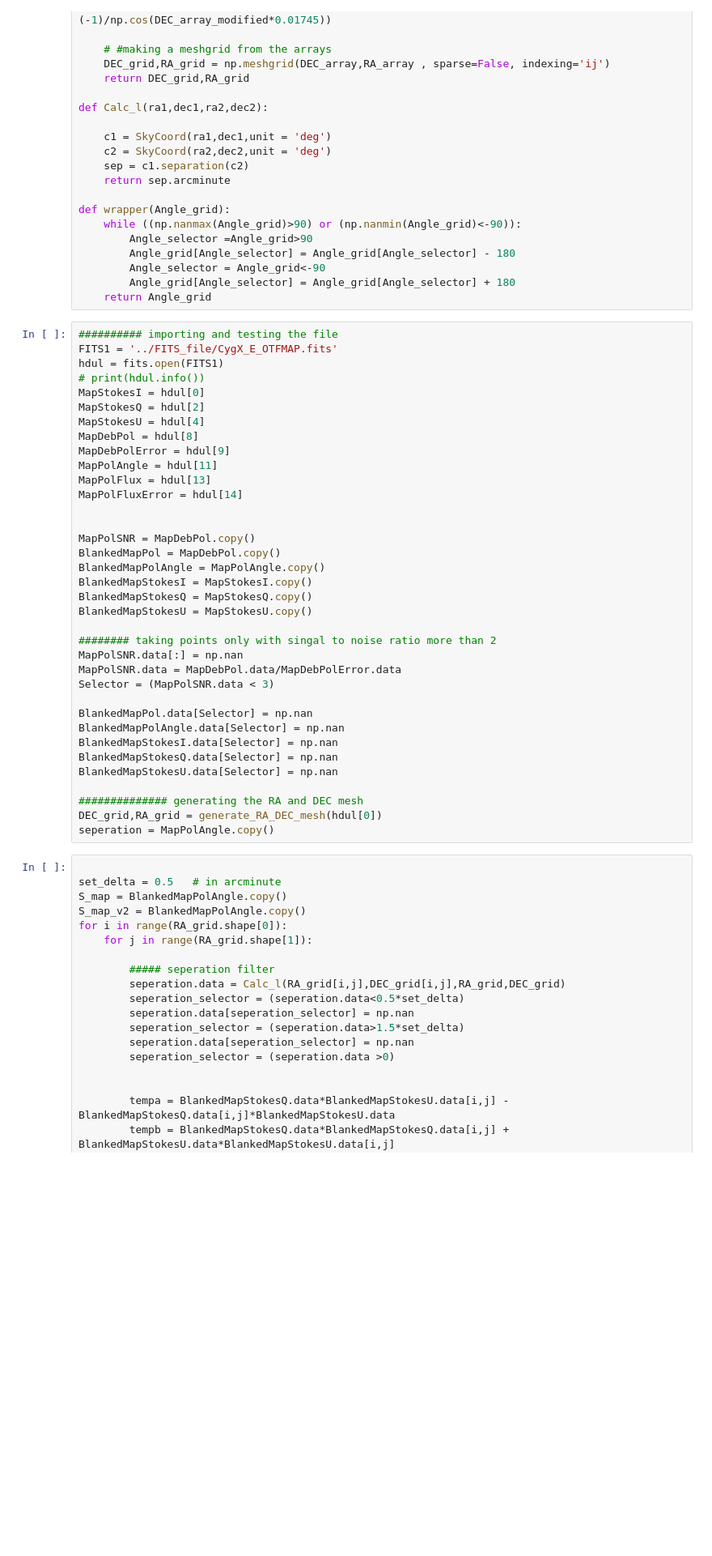
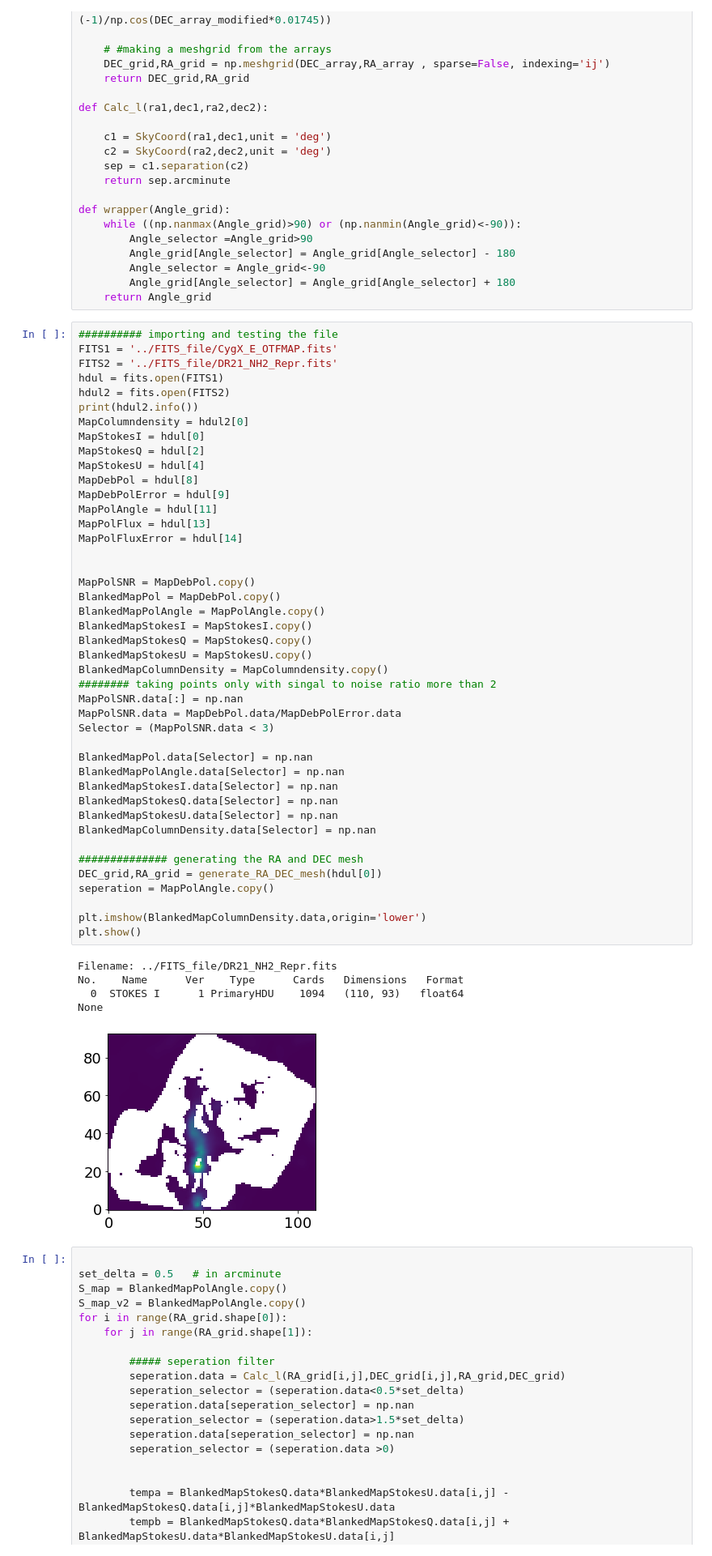
Before and after one commit to Siddharth3-14/Internship-MIT, a Jupyter notebook: dr21_analysis.ipynb, the cells around one changed output. Shown at 81% size. Saved outputs shown, nothing was run; the diff lists cells and outputs as text; blank space fills up the shorter version.

```diff
--- a/dr21_analysis.ipynb
+++ b/dr21_analysis.ipynb
@@ -60,39 +60,52 @@ def wrapper(Angle_grid):
 # %%
 ########## importing and testing the file
 FITS1 = '../FITS_file/CygX_E_OTFMAP.fits'
+FITS2 = '../FITS_file/DR21_NH2_Repr.fits'
 hdul = fits.open(FITS1)
-# print(hdul.info())
+hdul2 = fits.open(FITS2)
+print(hdul2.info())
+MapColumndensity = hdul2[0]
 MapStokesI = hdul[0]
 MapStokesQ = hdul[2]
 MapStokesU = hdul[4]
 MapDebPol = hdul[8]
 MapDebPolError = hdul[9]
 MapPolAngle = hdul[11]
 MapPolFlux = hdul[13]
 MapPolFluxError = hdul[14]
 
 
 MapPolSNR = MapDebPol.copy()
 BlankedMapPol = MapDebPol.copy()
 BlankedMapPolAngle = MapPolAngle.copy()
 BlankedMapStokesI = MapStokesI.copy()
 BlankedMapStokesQ = MapStokesQ.copy()
 BlankedMapStokesU = MapStokesU.copy()
-
+BlankedMapColumnDensity = MapColumndensity.copy()
 ######## taking points only with singal to noise ratio more than 2
 MapPolSNR.data[:] = np.nan
 MapPolSNR.data = MapDebPol.data/MapDebPolError.data
 Selector = (MapPolSNR.data < 3)
 
 BlankedMapPol.data[Selector] = np.nan
 BlankedMapPolAngle.data[Selector] = np.nan
 BlankedMapStokesI.data[Selector] = np.nan
 BlankedMapStokesQ.data[Selector] = np.nan
 BlankedMapStokesU.data[Selector] = np.nan
+BlankedMapColumnDensity.data[Selector] = np.nan
 
 ############## generating the RA and DEC mesh
 DEC_grid,RA_grid = generate_RA_DEC_mesh(hdul[0])
 seperation = MapPolAngle.copy()
+
+plt.imshow(BlankedMapColumnDensity.data,origin='lower')
+plt.show()
+# %% [output]
+Filename: ../FITS_file/DR21_NH2_Repr.fits
+No.    Name      Ver    Type      Cards   Dimensions   Format
+  0  STOKES I      1 PrimaryHDU    1094   (110, 93)   float64
+None
+[figure, added]
 # %%
 
 set_delta = 0.5   # in arcminute
```
Also changed, not shown: parts of 5 cells of this notebook.
